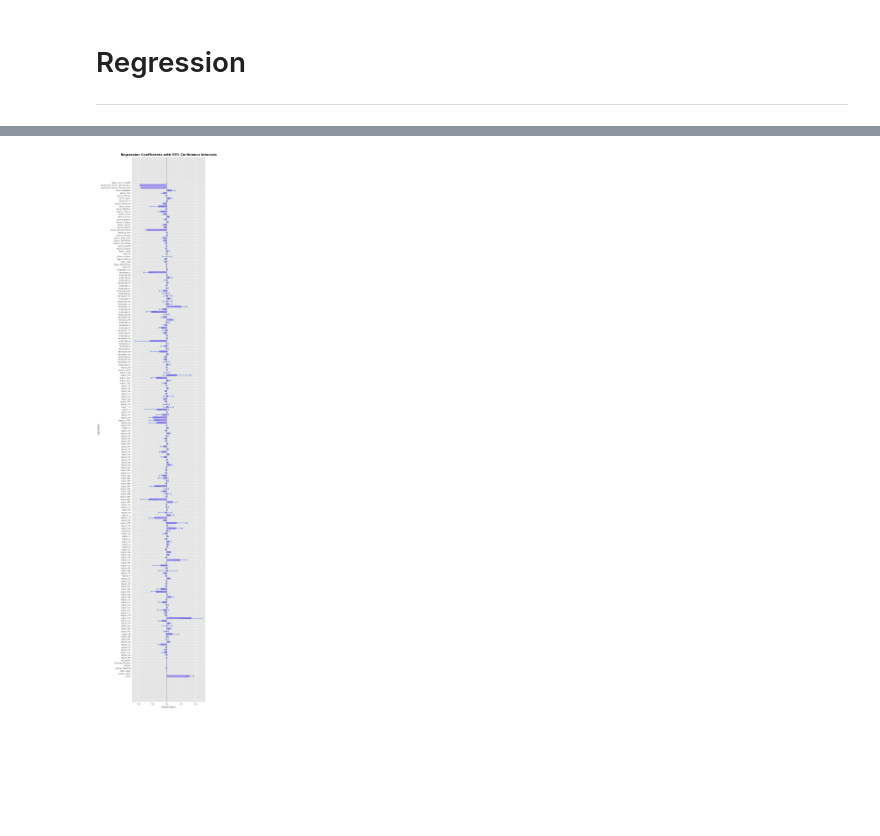
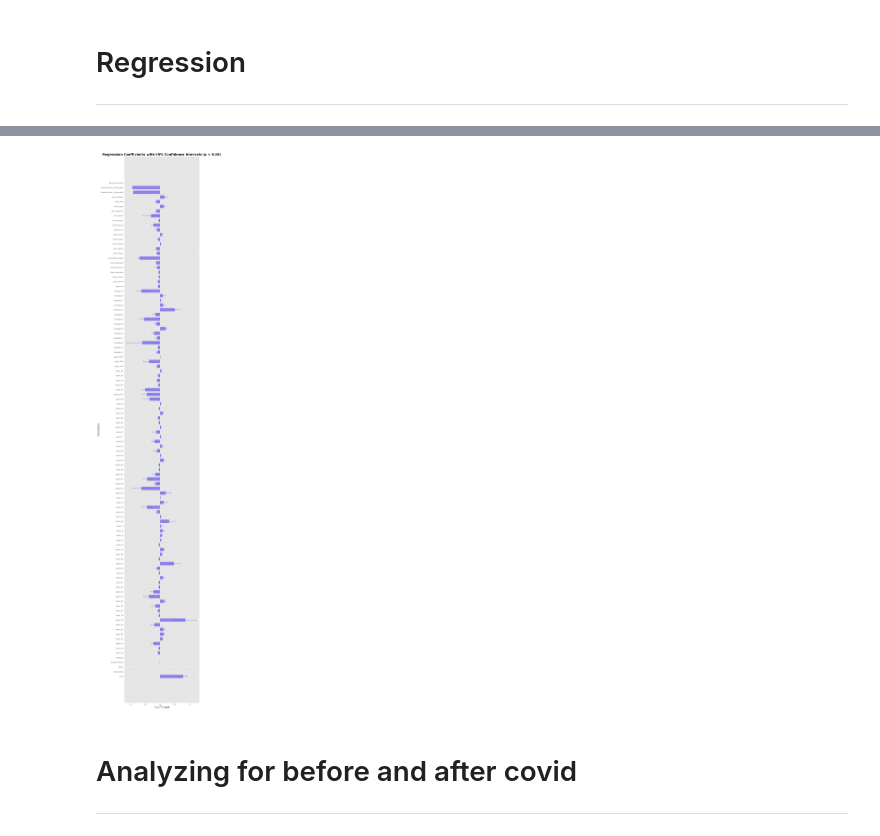
Before and after one commit to shreyashguptas/IMDb_movie_review_sentiment_analysis, a Jupyter notebook: IMDb_webscrapping_script.ipynb, the cells around one changed output, grey strips where cells are left out. Saved outputs shown, nothing was run; the diff lists cells and outputs as text; code cells hidden in the pictures; blank space fills up the shorter version.

Commit message:
fixed box plot

```diff
--- a/IMDb_webscrapping_script.ipynb
+++ b/IMDb_webscrapping_script.ipynb
@@ -1052,45 +1050,54 @@ strong multicollinearity problems or that the design matrix is singular.
 # %%
 import matplotlib.pyplot as plt
 
-# Extract coefficients and confidence intervals
+# Extract coefficients, confidence intervals, and p-values
 coef = results.params
 ci = results.conf_int(alpha=0.05)
-ci_lower = ci.iloc[:, 0]
-ci_upper = ci.iloc[:, 1]
+p_values = results.pvalues
+
+# Filter coefficients, confidence intervals, and variable names based on p-values
+mask = p_values < 0.05
+sig_coef = coef[mask]
+sig_ci_lower = ci[mask].iloc[:, 0]
+sig_ci_upper = ci[mask].iloc[:, 1]
+sig_var_names = results.params.index[mask]
 
 # Create the plot
-fig, ax = plt.subplots(figsize=(8, 40))
+fig, ax = plt.subplots(figsize=(10, len(sig_coef) * 0.5))
 
 # Customize colors
 color_bars = 'mediumslateblue'  # color for bars
 color_ci = 'royalblue'  # color for confidence intervals
 
-# Plot coefficients as bars
-ax.barh(range(len(coef)), coef, color=color_bars, alpha=0.8, height=0.7)
+# Plot significant coefficients as bars
+ax.barh(range(len(sig_coef)), sig_coef, color=color_bars, alpha=0.8, height=0.7)
 
-# Plot confidence intervals as error bars
-ax.errorbar(coef, range(len(coef)), xerr=[coef - ci_lower, ci_upper - coef],
+# Plot confidence intervals for significant coefficients as error bars
+ax.errorbar(sig_coef, range(len(sig_coef)), xerr=[sig_coef - sig_ci_lower, sig_ci_upper - sig_coef],
             fmt='none', ecolor=color_ci, capsize=4, capthick=1.5)
 
 # Set x-axis limits with some padding
-plt.xlim(min(ci_lower) - 0.1, max(ci_upper) + 0.1)
+plt.xlim(min(sig_ci_lower) - 0.1, max(sig_ci_upper) + 0.1)
 
 # Add vertical line at x=0
 ax.axvline(x=0, color='black', linewidth=1, linestyle='--', alpha=0.7)
 
 # Customize plot labels and titles
-ax.set_yticks(range(len(coef)))
-ax.set_yticklabels(results.params.index)
-ax.set_xlabel('Coefficient', fontsize=14)
-ax.set_ylabel('Variable', fontsize=14)
-ax.set_title('Regression Coefficients with 95% Confidence Intervals',
-             fontsize=16, fontweight='bold')
+ax.set_yticks(range(len(sig_coef)))
+ax.set_yticklabels(sig_var_names)
+ax.set_xlabel('Coefficient', fontsize=20)
+ax.set_ylabel('Variables', fontsize=20)
+ax.set_title('Regression Coefficients with 95% Confidence Intervals (p < 0.05)',
+             fontsize=22, fontweight='bold')
 
 # Customize plot style
 plt.style.use('ggplot')  # set plot style
 fig.tight_layout()  # adjust subplot params
 
 # Display the plot
 plt.show()
 # %% [output]
-[figure, old version]
+[figure, new version]
+# %% [markdown]
+# Analyzing for before and after covid
+----
```
Also changed, not shown: parts of 2 cells of this notebook.
